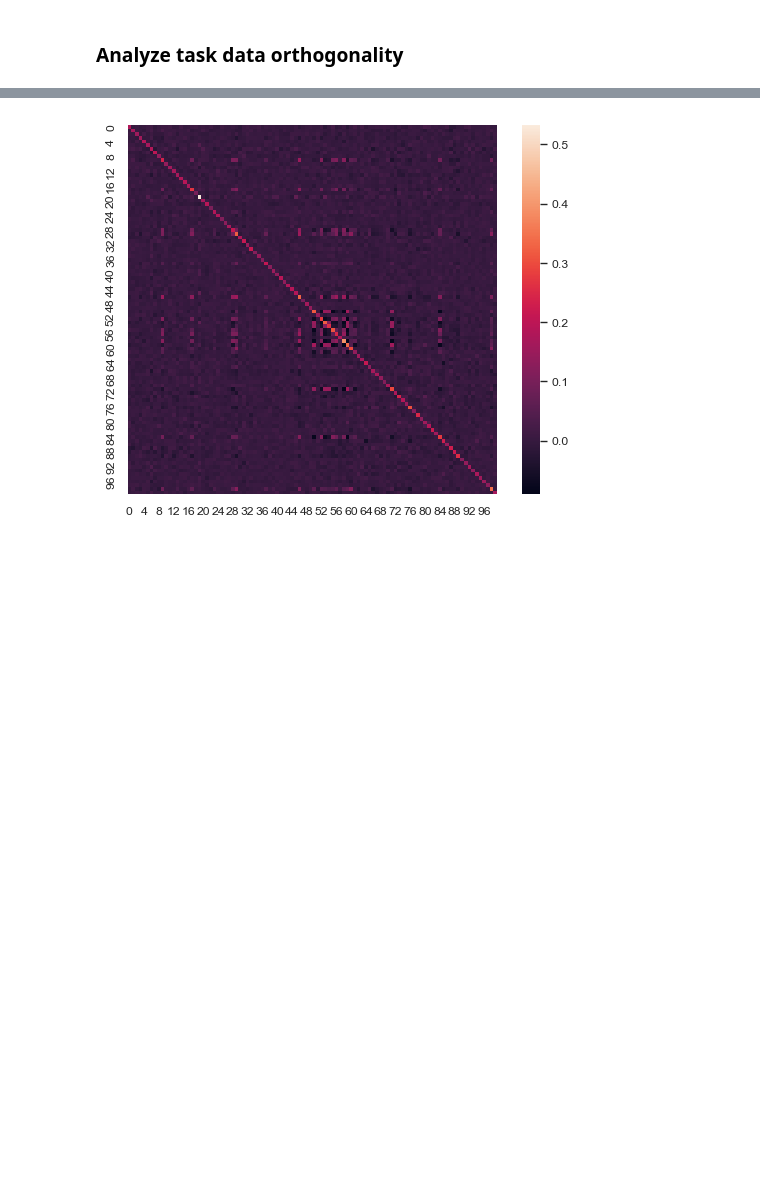
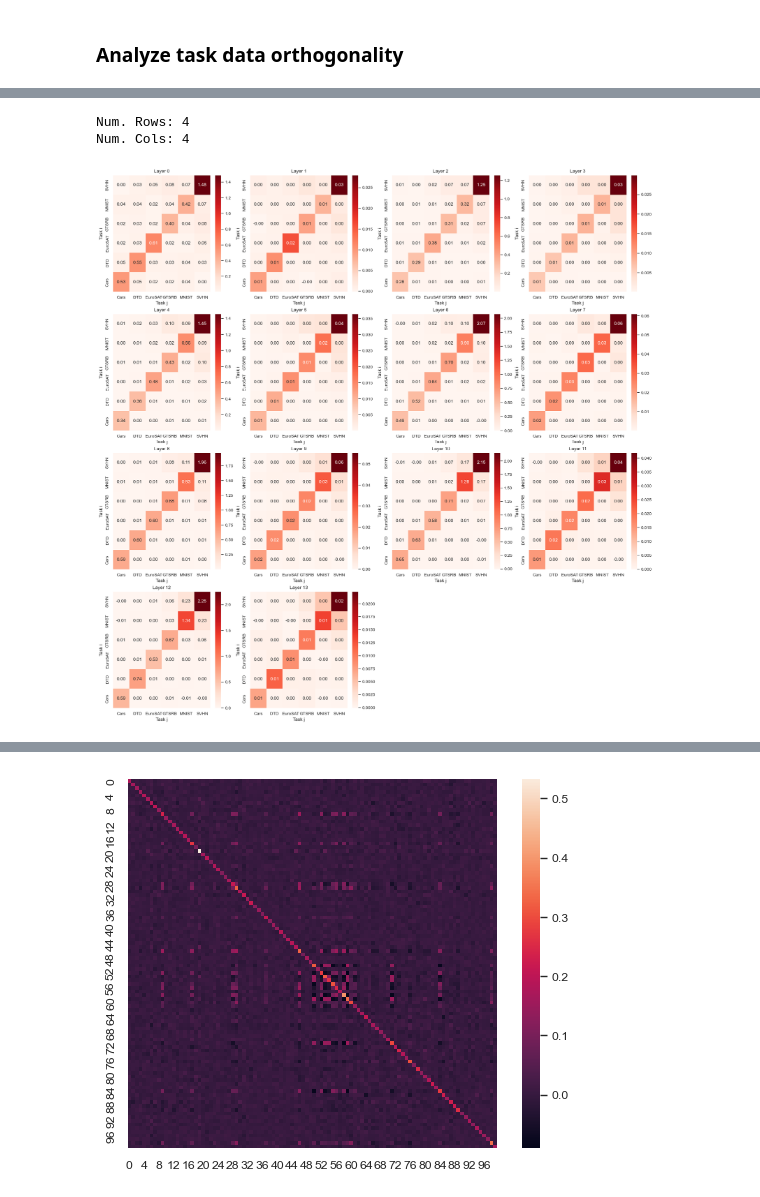
Before and after one commit to AntoAndGar/task_singular_vectors, a Jupyter notebook: anaylsis.ipynb, the cells around one changed output, grey strips where cells are left out. Drawn from its saved outputs; the diff is of its cells as text; code cells hidden in the pictures; blank space fills up the shorter version.

```diff
--- a/anaylsis.ipynb
+++ b/anaylsis.ipynb
@@ -1375,34 +1391,38 @@ fig, axs = plt.subplots(n_rows, n_cols, figsize=(4 * n_cols, 4 * n_rows), constr
 axs = np.atleast_2d(axs)
 axs = np.array(axs).reshape(n_rows, n_cols)
 
 for l in range(N_LAYERS):
     row = l // n_cols
     col = l % n_cols
     ax = axs[row, col]
     sns.heatmap(
-        traces[l].numpy(),
+        traces[0, l].numpy(),
         cmap="Reds",
         ax=ax,
         # square=True,
         # cbar=(l == N_LAYERS - 1),
         annot=True,
         fmt=".2f",
         xticklabels=task_names,
         yticklabels=task_names
     )
     ax.set_title(f'Layer {l}')
     ax.set_xlabel('Task j')
     ax.set_ylabel('Task i')
     # invert y
     ax.invert_yaxis()
 
 # Hide unused subplots if any
 for l in range(N_LAYERS, n_rows * n_cols):
     row = l // n_cols
     col = l % n_cols
     fig.delaxes(axs[row, col])
 
 plt.show()
+# %% [output]
+Num. Rows: 4
+Num. Cols: 4
+[figure, added]
 # %%
 # Assume c is a 2D numpy array or torch tensor you want to plot as a heatmap
 from matplotlib.colors import LogNorm
```
Also changed, not shown: parts of 13 cells of this notebook.
